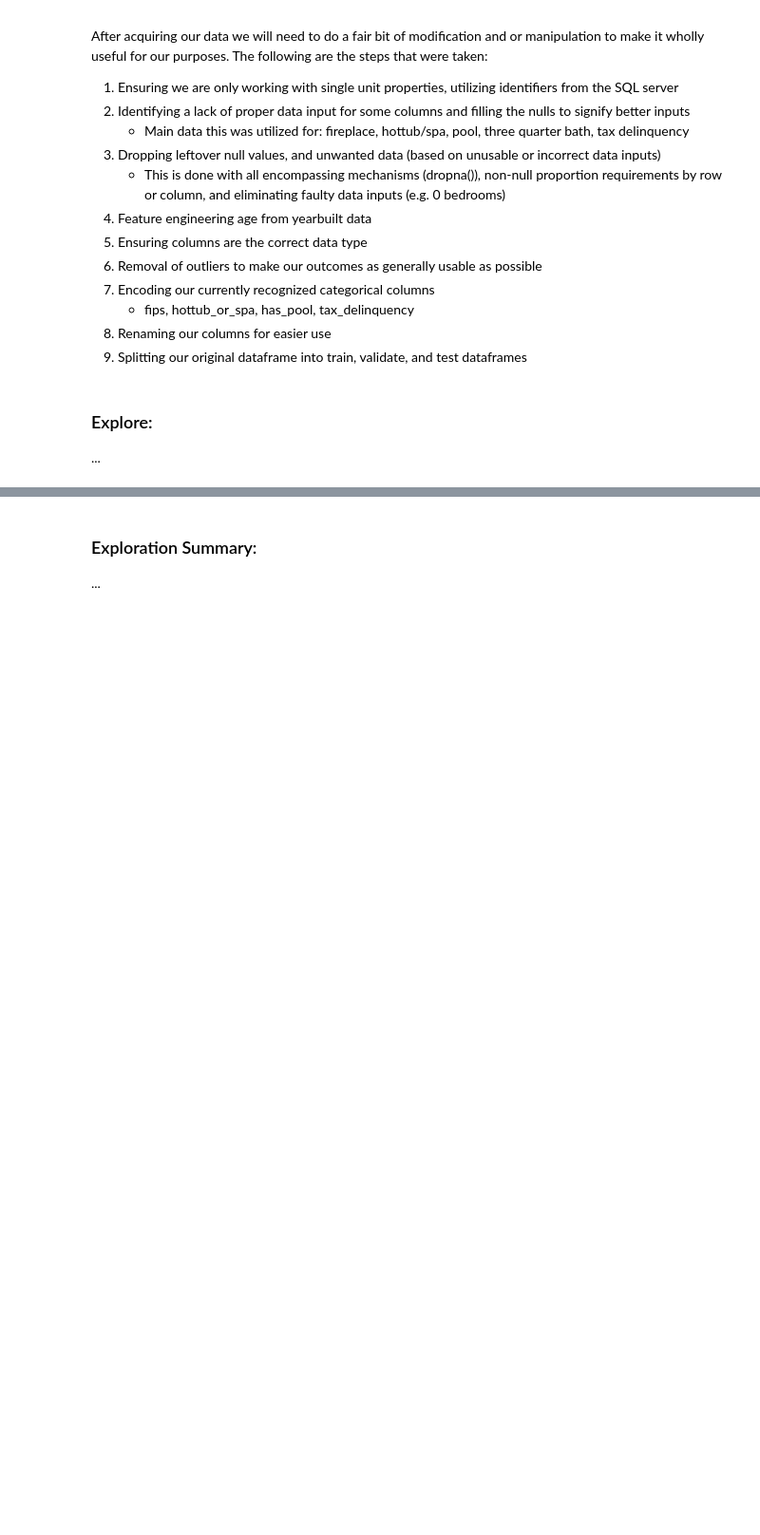
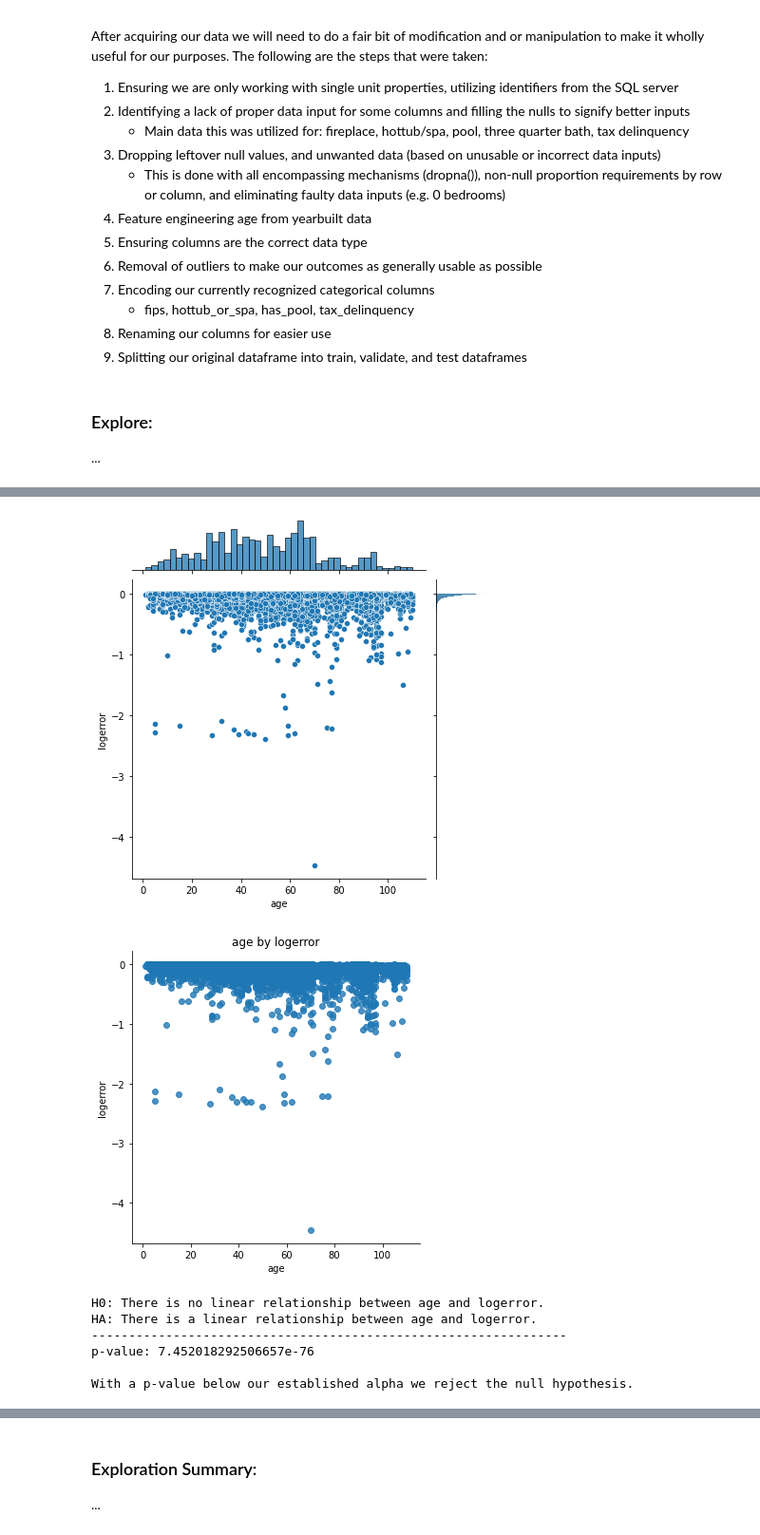
Before and after one commit to watermanbrandyn/clustering_project, a Jupyter notebook: Final Report.ipynb, the cells around one changed output, grey strips where cells are left out. Shown at 95% size. Saved outputs shown, nothing was run; the diff lists cells and outputs as text; code cells hidden in the pictures; blank space fills up the shorter version.

```diff
--- a/Final Report.ipynb
+++ b/Final Report.ipynb
@@ -89,0 +101,12 @@ alpha = .05
+# %%
+# With our negative log error
+e.linear_tests(train_neg, ['age'], target)
+# %% [output]
+[figure, added]
+[figure, added]
+H0: There is no linear relationship between age and logerror.
+HA: There is a linear relationship between age and logerror.
+----------------------------------------------------------------
+p-value: 7.452018292506657e-76
+
+With a p-value below our established alpha we reject the null hypothesis.
```
Also changed, not shown: parts of 25 cells of this notebook.
